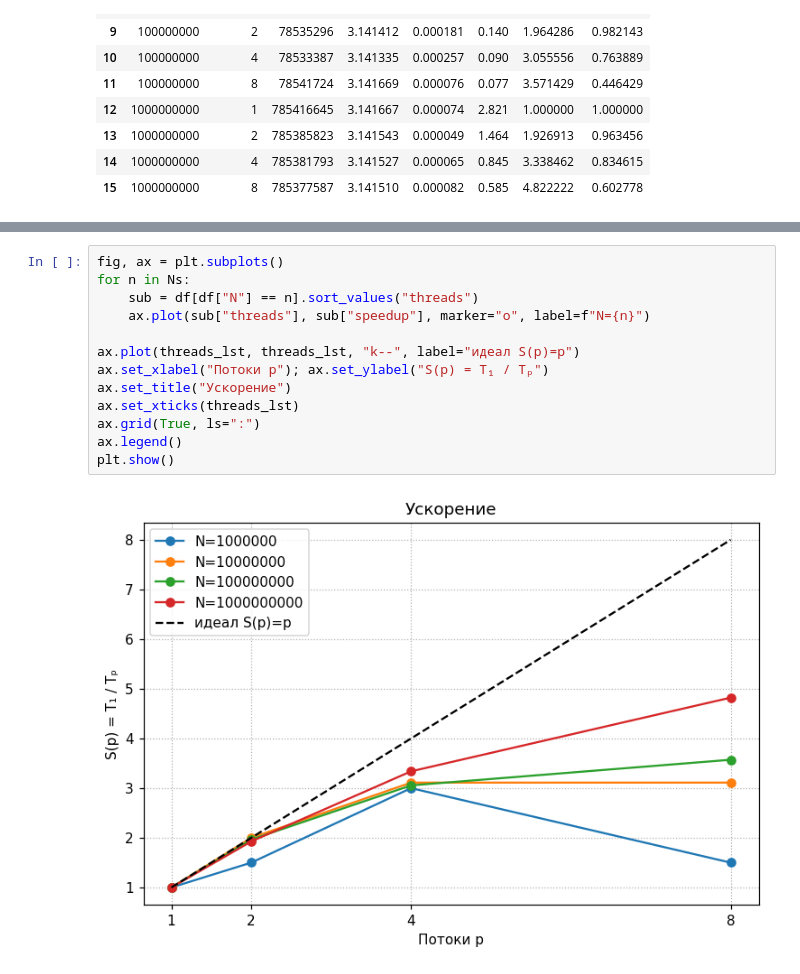
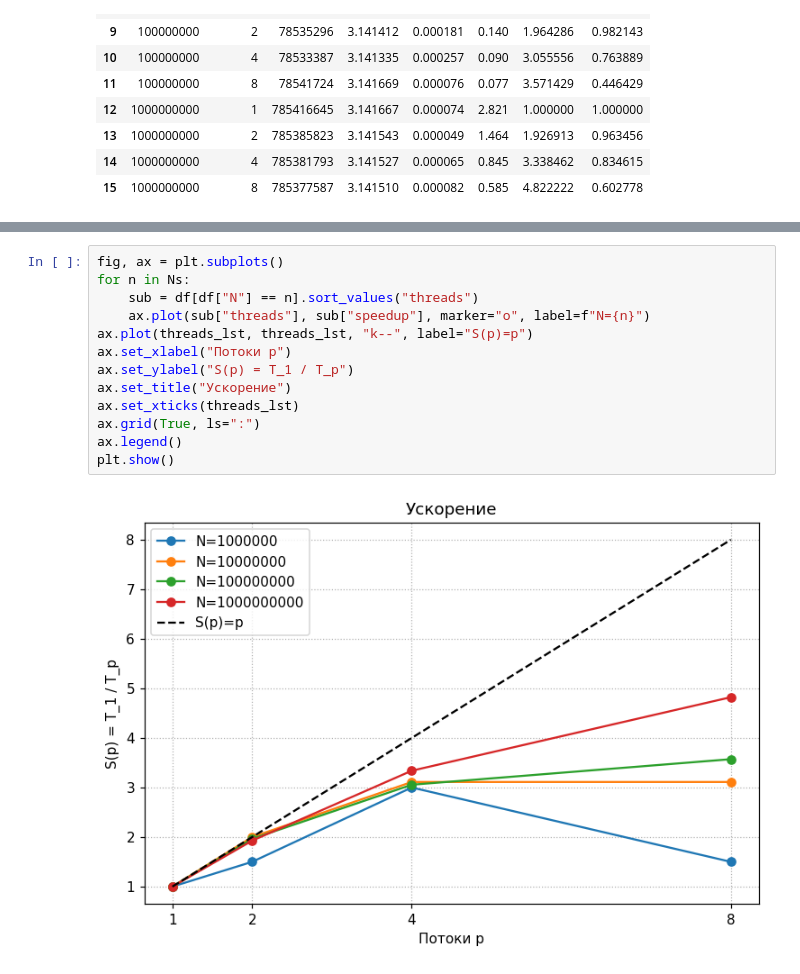
Before and after one commit to DmitriyHSE/Distributed-computing_Lab-2_OpenMP, a Jupyter notebook: task_1_monte_carlo/results.ipynb, the cells around one changed output, grey strips where cells are left out. Cells and saved outputs as stored; diff of their text form.

```diff
--- a/task_1_monte_carlo/results.ipynb
+++ b/task_1_monte_carlo/results.ipynb
@@ -76,18 +73,18 @@ plt.show()
 # %%
 fig, ax = plt.subplots()
 for n in Ns:
     sub = df[df["N"] == n].sort_values("threads")
     ax.plot(sub["threads"], sub["speedup"], marker="o", label=f"N={n}")
-
-ax.plot(threads_lst, threads_lst, "k--", label="идеал S(p)=p")
-ax.set_xlabel("Потоки p"); ax.set_ylabel("S(p) = T₁ / Tₚ")
+ax.plot(threads_lst, threads_lst, "k--", label="S(p)=p")
+ax.set_xlabel("Потоки p")
+ax.set_ylabel("S(p) = T_1 / T_p")
 ax.set_title("Ускорение")
 ax.set_xticks(threads_lst)
 ax.grid(True, ls=":")
 ax.legend()
 plt.show()
 # %% [output]
-[figure, old version]
+[figure, new version]
 # %%
 fig, ax = plt.subplots()
 for n in Ns:
```
Also changed, not shown: parts of 4 cells of this notebook, 1 other file.
